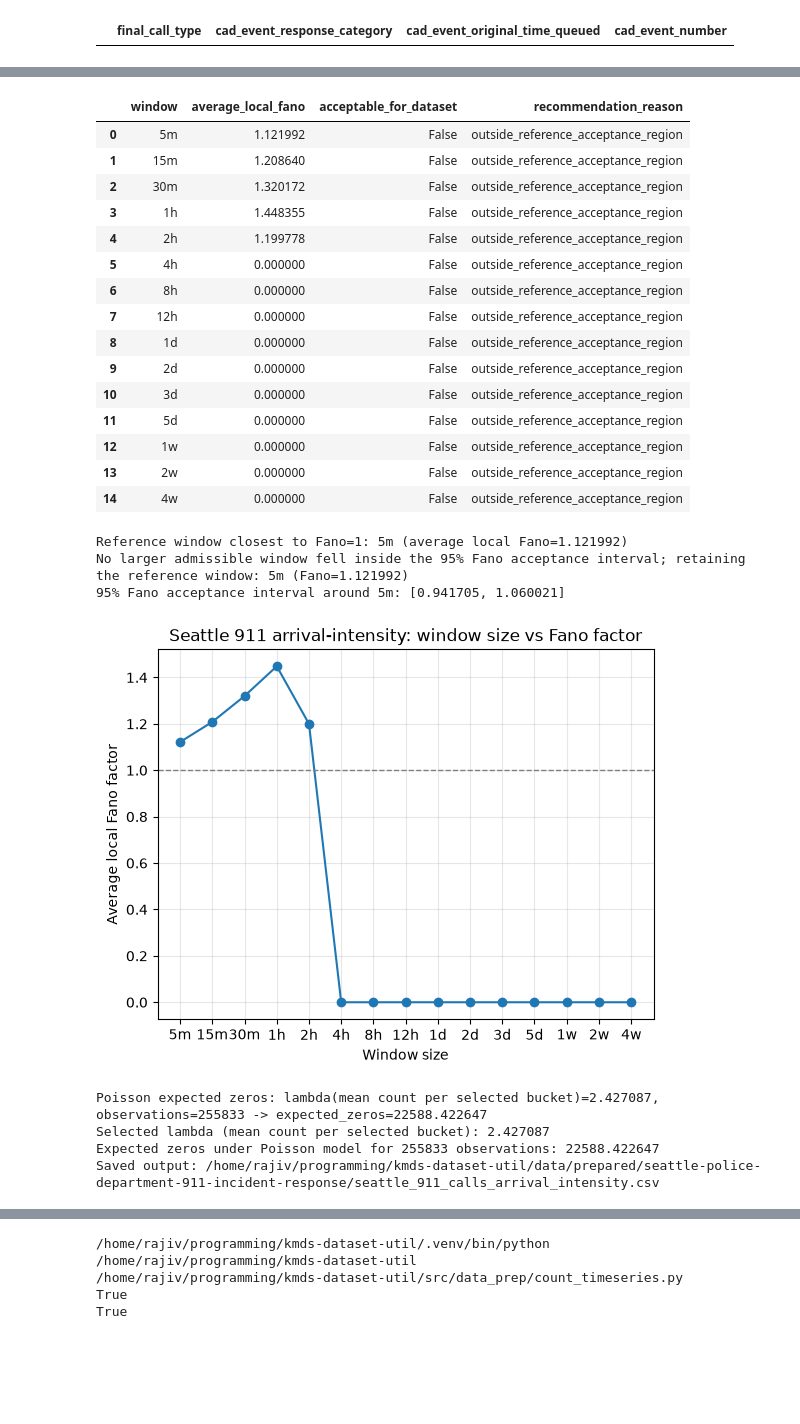
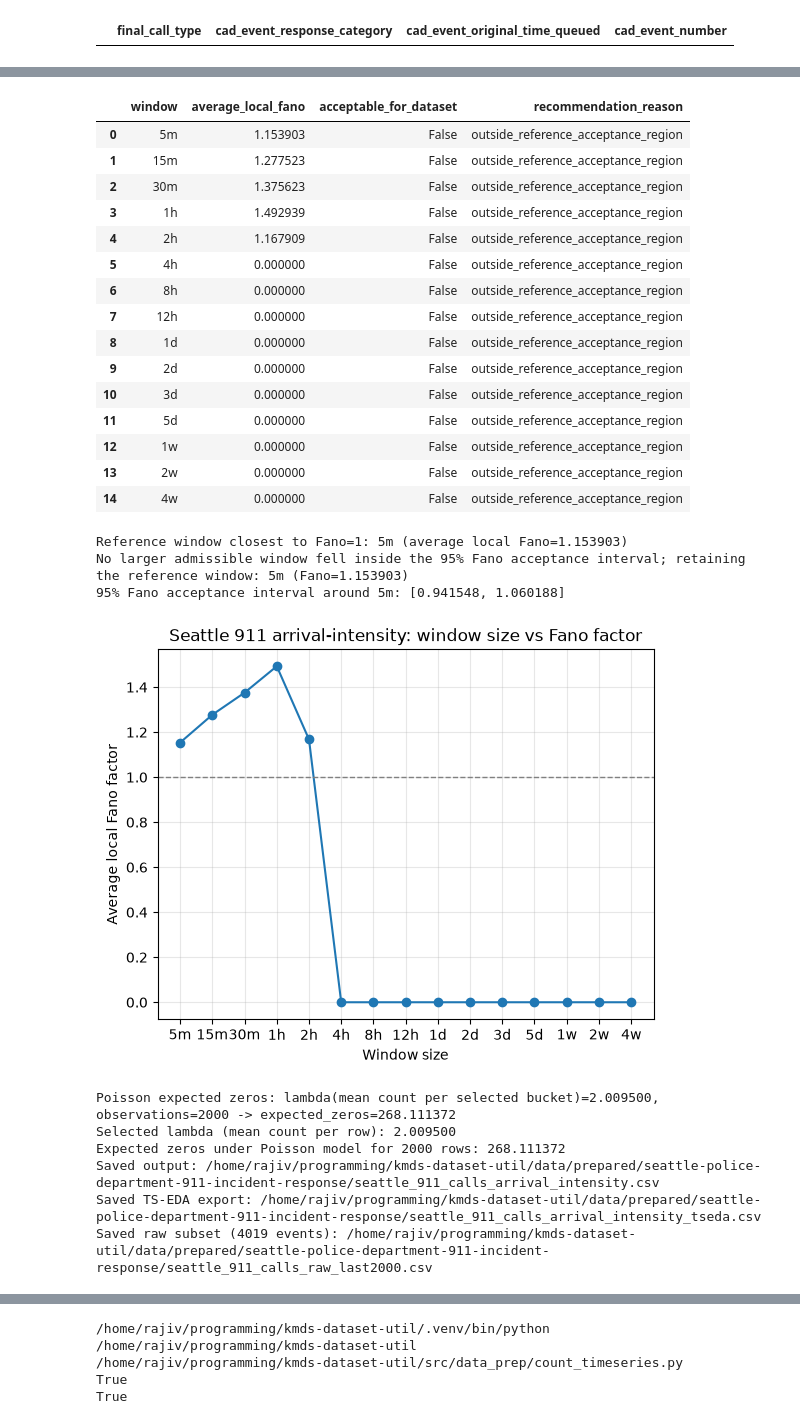
Before and after one commit to rajivsam/kmds-dataset-util, a Jupyter notebook: notebooks/seattle_911_calls_eda.ipynb, the cells around one changed output, grey strips where cells are left out. Saved outputs shown, nothing was run; the diff lists cells and outputs as text; code cells hidden in the pictures; blank space fills up the shorter version.

Commit message:
Update to make datasets tseda compatible.

```diff
--- a/notebooks/seattle_911_calls_eda.ipynb
+++ b/notebooks/seattle_911_calls_eda.ipynb
@@ -207,7 +207,8 @@ prepared_df = arrival_df.copy()
 prepared_df["timestamp"] = pd.to_datetime(prepared_df["cad_event_original_time_queued"], errors="coerce")
 prepared_df = prepared_df.dropna(subset=["timestamp"]).reset_index(drop=True)
 
-target_year = prepared_df["timestamp"].dt.year.mode().iloc[0]
+target_year = 2016
+n_last_rows = 2000
 prepared_df = prepared_df[prepared_df["timestamp"].dt.year == target_year].reset_index(drop=True)
 
 enterprise_windows = ["5m", "15m", "30m", "1h", "2h", "4h", "8h", "12h", "1d", "2d", "3d", "5d", "1w", "2w", "4w"]
@@ -244,7 +245,19 @@ selected_series = bin_time_series_for_window(
     selected_window,
     timestamp_col="timestamp",
 )
-selected_series.to_csv(arrival_path, index=False)
+
+# Keep the last 2000 rows of the series aggregated at the Fano-optimal window and the raw events that fall inside those rows
+final_series = selected_series.tail(n_last_rows).reset_index(drop=True)
+final_series["bin_id"] = range(1, len(final_series) + 1)
+final_series.to_csv(arrival_path, index=False)
+
+window_start = final_series["bin_start"].min()
+window_end = final_series["bin_end"].max()
+raw_subset_df = prepared_df[
+    (prepared_df["timestamp"] >= window_start) & (prepared_df["timestamp"] < window_end)
+].reset_index(drop=True)
+raw_path = prepared_dir / "seattle_911_calls_raw_last2000.csv"
+raw_subset_df.to_csv(raw_path, index=False)
 
 print("Dataset-specific Fano acceptance by window size:")
 display(
@@ -278,47 +291,51 @@ tseda_dataset_export(
 config = load_config(config_path)
 config["raw_data_dictionary_path"] = str(dictionary_path)
 config["data_dictionary_path"] = str(dictionary_path)
 config["prepared_dataset_dir"] = str(prepared_dir)
 config["arrival_intensity_path"] = str(arrival_path)
 config["arrival_intensity_window"] = selected_window
 config["arrival_intensity_reference_window"] = reference_window
 config["arrival_intensity_fano_interval"] = [float(window_selection["fano_lower"]), float(window_selection["fano_upper"])]
 with config_path.open("w", encoding="utf-8") as f:
     yaml.safe_dump(config, f, sort_keys=False)
 
-series_length = len(prepared_df)
-selected_lambda = float(selected_series["count"].mean()) if not selected_series.empty else 0.0
+series_length = len(final_series)
+selected_lambda = float(final_series["count"].mean()) if not final_series.empty else 0.0
 expected_zero_count = expected_poisson_zeros(
     selected_lambda,
     series_length,
     print_output=True,
 )
-print(f"Selected lambda (mean count per selected bucket): {selected_lambda:.6f}")
-print(f"Expected zeros under Poisson model for {series_length} observations: {expected_zero_count:.6f}")
+print(f"Selected lambda (mean count per row): {selected_lambda:.6f}")
+print(f"Expected zeros under Poisson model for {series_length} rows: {expected_zero_count:.6f}")
 print(f"Saved output: {arrival_path}")
+print(f"Saved TS-EDA export: {tseda_export_path}")
+print(f"Saved raw subset ({len(raw_subset_df)} events): {raw_path}")
 # %% [output]
 Dataset-specific Fano acceptance by window size:
 |  | window | average_local_fano | acceptable_for_dataset | recommendation_reason |
-| 0 | 5m | 1.121992 | False | outside_reference_acceptance_region |
-| 1 | 15m | 1.208640 | False | outside_reference_acceptance_region |
-| 2 | 30m | 1.320172 | False | outside_reference_acceptance_region |
-| 3 | 1h | 1.448355 | False | outside_reference_acceptance_region |
-| 4 | 2h | 1.199778 | False | outside_reference_acceptance_region |
+| 0 | 5m | 1.153903 | False | outside_reference_acceptance_region |
+| 1 | 15m | 1.277523 | False | outside_reference_acceptance_region |
+| 2 | 30m | 1.375623 | False | outside_reference_acceptance_region |
+| 3 | 1h | 1.492939 | False | outside_reference_acceptance_region |
+| 4 | 2h | 1.167909 | False | outside_reference_acceptance_region |
 | 5 | 4h | 0.000000 | False | outside_reference_acceptance_region |
 | 6 | 8h | 0.000000 | False | outside_reference_acceptance_region |
 | 7 | 12h | 0.000000 | False | outside_reference_acceptance_region |
 | 8 | 1d | 0.000000 | False | outside_reference_acceptance_region |
 | 9 | 2d | 0.000000 | False | outside_reference_acceptance_region |
 | 10 | 3d | 0.000000 | False | outside_reference_acceptance_region |
 | 11 | 5d | 0.000000 | False | outside_reference_acceptance_region |
 | 12 | 1w | 0.000000 | False | outside_reference_acceptance_region |
 | 13 | 2w | 0.000000 | False | outside_reference_acceptance_region |
 | 14 | 4w | 0.000000 | False | outside_reference_acceptance_region |
-Reference window closest to Fano=1: 5m (average local Fano=1.121992)
-No larger admissible window fell inside the 95% Fano acceptance interval; retaining the reference window: 5m (Fano=1.121992)
-95% Fano acceptance interval around 5m: [0.941705, 1.060021]
+Reference window closest to Fano=1: 5m (average local Fano=1.153903)
+No larger admissible window fell inside the 95% Fano acceptance interval; retaining the reference window: 5m (Fano=1.153903)
+95% Fano acceptance interval around 5m: [0.941548, 1.060188]
-[figure, old version]
+[figure, new version]
-Poisson expected zeros: lambda(mean count per selected bucket)=2.427087, observations=255833 -> expected_zeros=22588.422647
-Selected lambda (mean count per selected bucket): 2.427087
-Expected zeros under Poisson model for 255833 observations: 22588.422647
+Poisson expected zeros: lambda(mean count per selected bucket)=2.009500, observations=2000 -> expected_zeros=268.111372
+Selected lambda (mean count per row): 2.009500
+Expected zeros under Poisson model for 2000 rows: 268.111372
 Saved output: /home/rajiv/programming/kmds-dataset-util/data/prepared/seattle-police-department-911-incident-response/seattle_911_calls_arrival_intensity.csv
+Saved TS-EDA export: /home/rajiv/programming/kmds-dataset-util/data/prepared/seattle-police-department-911-incident-response/seattle_911_calls_arrival_intensity_tseda.csv
+Saved raw subset (4019 events): /home/rajiv/programming/kmds-dataset-util/data/prepared/seattle-police-department-911-incident-response/seattle_911_calls_raw_last2000.csv
```
Also changed, not shown: parts of 1 cell of this notebook, 2 other files.
